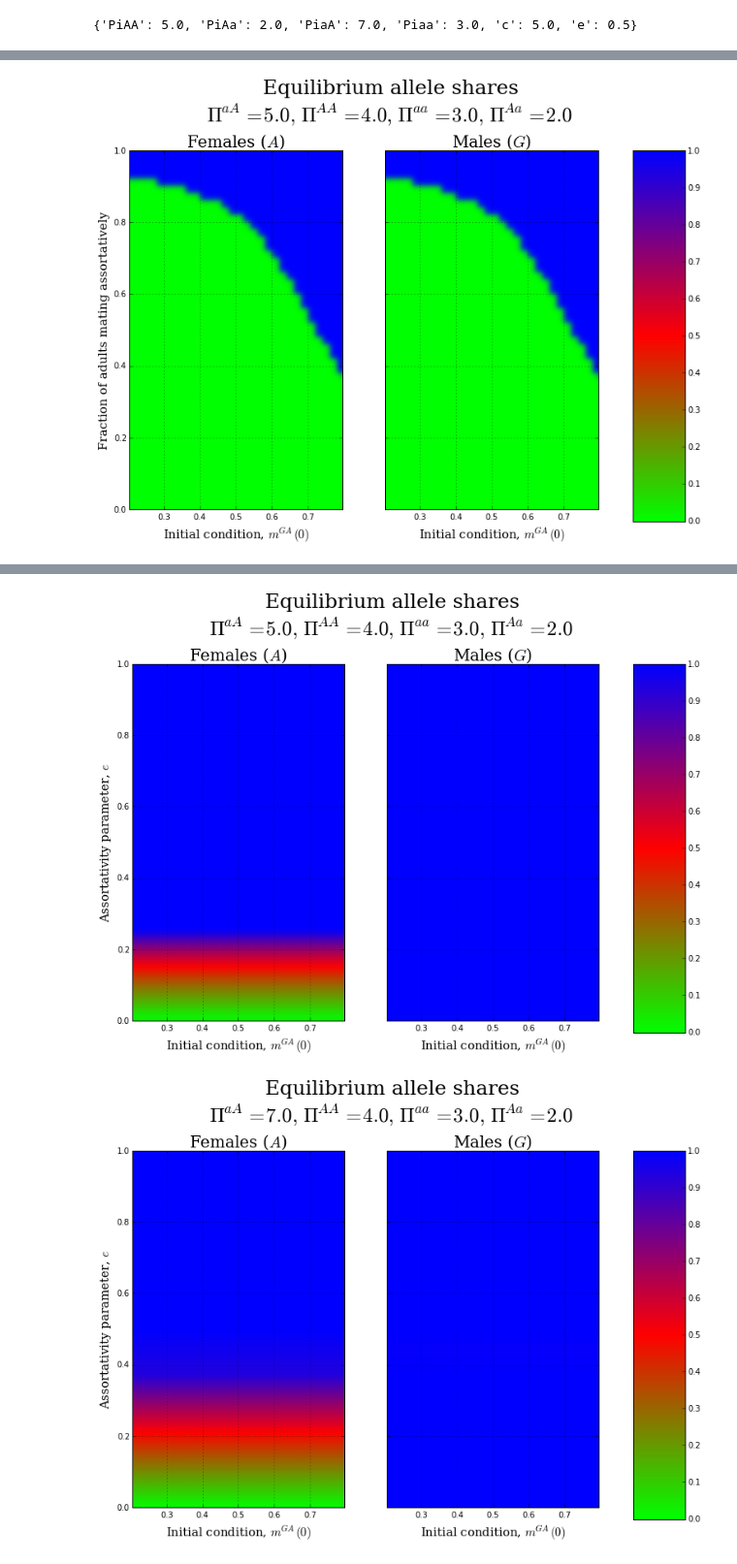
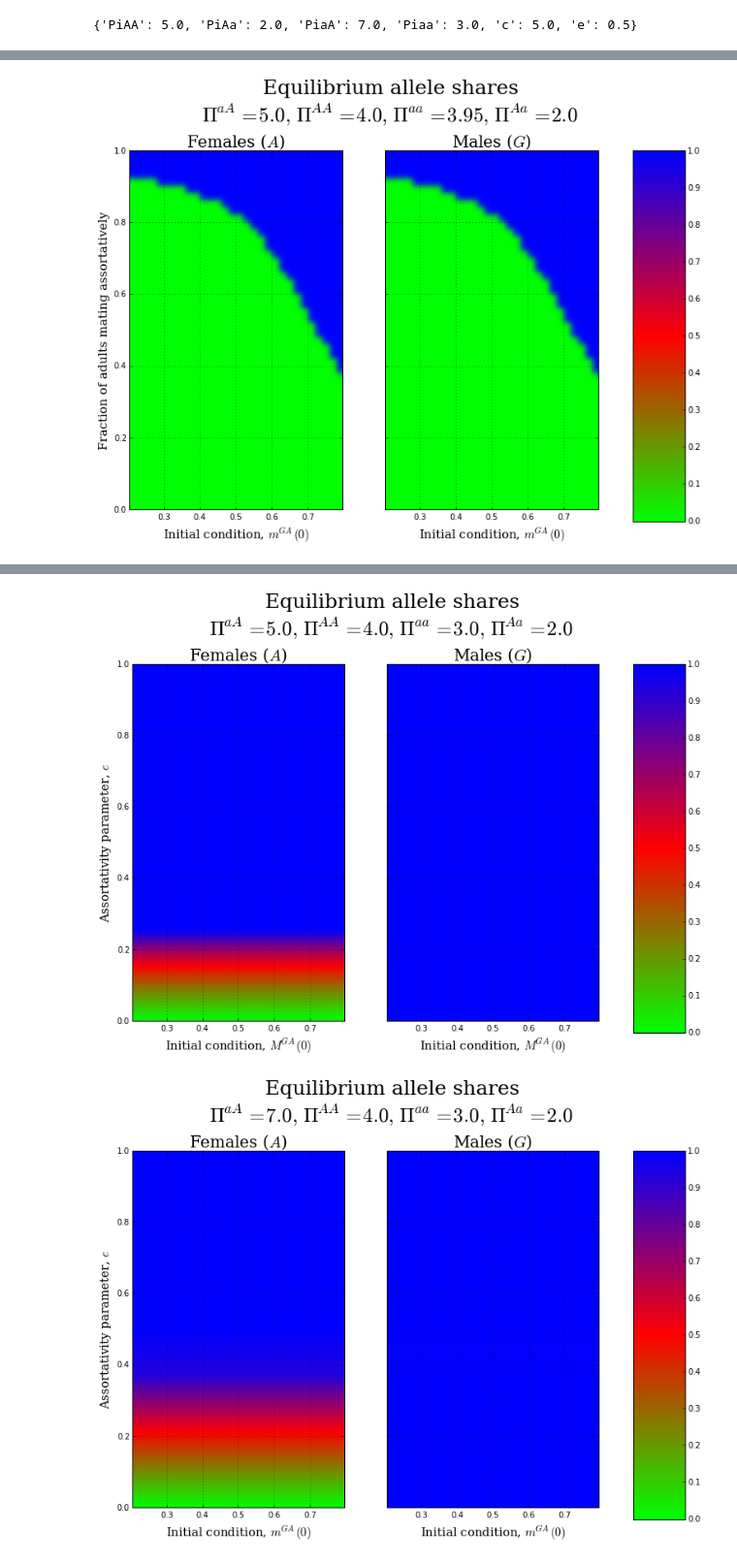
Before and after one commit to davidrpugh/population-ecology-approach, a Jupyter notebook: src/Wright-Bergstrom.ipynb, the cells around one changed output, grey strips where cells are left out. Shown at 97% size. Saved outputs shown, nothing was run; the diff lists cells and outputs as text; code cells hidden in the pictures.

```diff
--- a/src/Wright-Bergstrom.ipynb
+++ b/src/Wright-Bergstrom.ipynb
@@ -765,34 +746,35 @@ fig, axes = plt.subplots(1, 2, figsize=(12, 8), sharey=True)
 mappable = axes[0].imshow(results[:, :, 0], origin='lower', extent=[0, 1, 0, 1],
                vmin=0, vmax=1, interpolation='gaussian', cmap=mpl.cm.brg_r)
 axes[1].imshow(results[:, :, 1], origin='lower', extent=[0, 1, 0, 1],
                vmin=0, vmax=1, interpolation='gaussian', cmap=mpl.cm.brg_r)
 
 axes[0].set_xlabel('Initial condition, $m^{GA}(0)$', fontsize=15, family='serif')
 axes[1].set_xlabel('Initial condition, $m^{GA}(0)$', fontsize=15, family='serif')
 axes[0].set_ylabel('Fraction of adults mating assortatively', fontsize=15, family='serif')
 axes[0].grid('on')
 
 axes[0].set_title(r'Females ($A$)', fontsize=20, family='serif')
 axes[1].set_title(r'Males ($G$)', fontsize=20, family='serif')
 axes[1].grid('on')
 
 title = ('Equilibrium allele shares\n' +
          r'$\Pi^{{aA}}={PiaA},\ \Pi^{{AA}}={PiAA},\ ' +
          '\Pi^{{aa}}={Piaa},\ \Pi^{{Aa}}={PiAa}$')
+wright_bergstrom_simulator.family.params.update({'PiaA': 5.0, 'Piaa': 3.95})
 fig.suptitle(title.format(**wright_bergstrom_simulator.family.params), x=0.5, y=1.05,
              family='serif', fontsize=25)
 
 # add a color bar
 fig.subplots_adjust(right=0.8)
 cax = fig.add_axes([0.85, 0.1, 0.075, 0.8])
 fig.colorbar(mappable, cax=cax)
 
 plt.savefig('../images/multiple_equilibria.jpeg', bbox_inches='tight')
 plt.savefig('../images/multiple_equilibria.pdf', bbox_inches='tight')
 
 plt.show()
 # %% [output]
-[figure, old version]
+[figure, new version]
 # %%
 def parameter_sweep():
     eps, N = 1e-2, 50
@@ -849,8 +831,8 @@ mappable = axes[0].imshow(linear_results[:, :, 0], origin='lower',
 axes[1].imshow(linear_results[:, :, 1], origin='lower', extent=[0, 1, 0, 1],
                vmin=0, vmax=1, interpolation='gaussian', cmap=mpl.cm.brg_r)
 
-axes[0].set_xlabel('Initial condition, $m^{GA}(0)$', fontsize=15, family='serif')
-axes[1].set_xlabel('Initial condition, $m^{GA}(0)$', fontsize=15, family='serif')
+axes[0].set_xlabel('Initial condition, $M^{GA}(0)$', fontsize=15, family='serif')
+axes[1].set_xlabel('Initial condition, $M^{GA}(0)$', fontsize=15, family='serif')
 axes[0].set_ylabel('Assortativity parameter, $e$', fontsize=15, family='serif')
 axes[0].grid('on')
 
@@ -862,7 +844,8 @@ title = ('Equilibrium allele shares\n' +
          r'$\Pi^{{aA}}={PiaA},\ \Pi^{{AA}}={PiAA},\ ' +
          '\Pi^{{aa}}={Piaa},\ \Pi^{{Aa}}={PiAa}$')
 
-fig.suptitle(title.format(**wright_bergstrom_simulator.family.params), x=0.5, y=1.05,
+params = {'PiAA': 4.0, 'PiAa': 2.0, 'PiaA': 5.0, 'Piaa': 3.0}
+fig.suptitle(title.format(**params), x=0.5, y=1.05,
              family='serif', fontsize=25)
 
 # add a color bar
@@ -875,7 +858,7 @@ plt.savefig('../images/linear_sweep.pdf', bbox_inches='tight')
 
 plt.show()
 # %% [output]
-[figure, old version]
+[figure, new version]
 # %%
 fig, axes = plt.subplots(1, 2, figsize=(12, 8), sharey=True)
 mappable = axes[0].imshow(hierarchy_results[:, :, 0], origin='lower',
```
Also changed, not shown: parts of 18 cells of this notebook, 2 other files.
